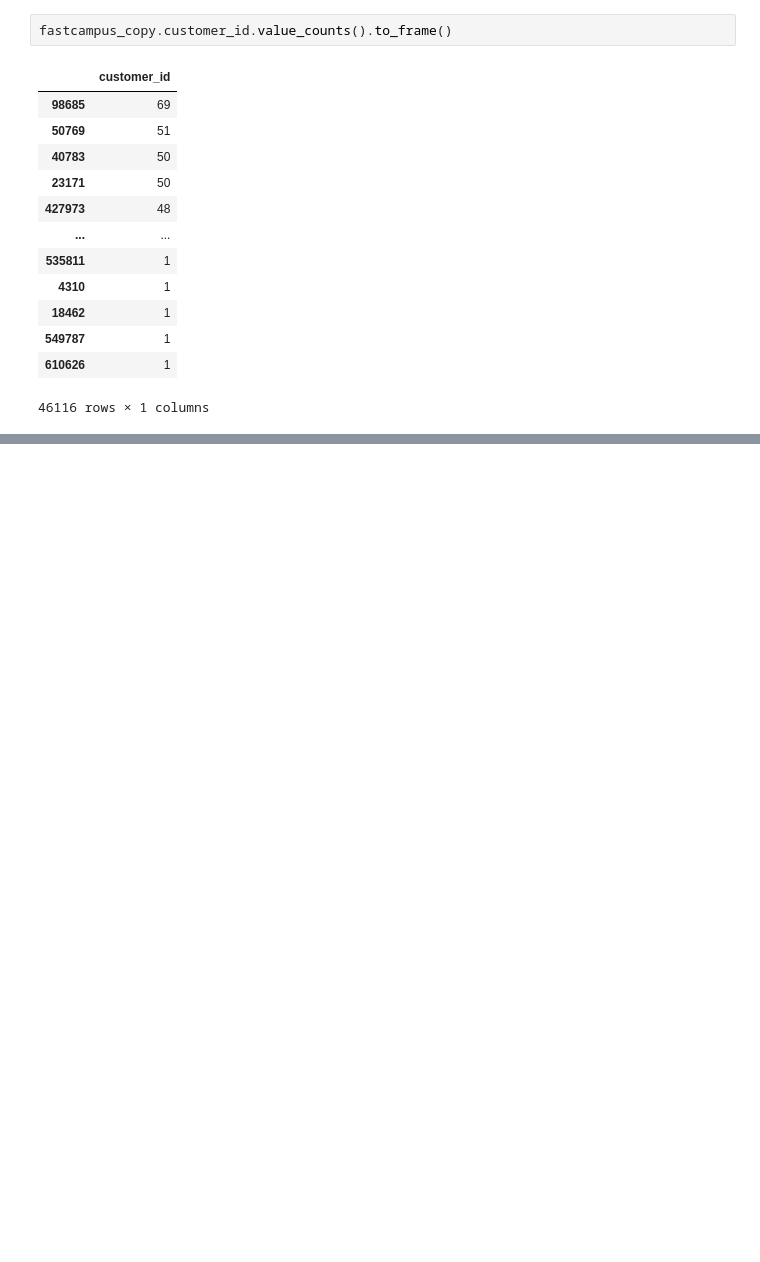
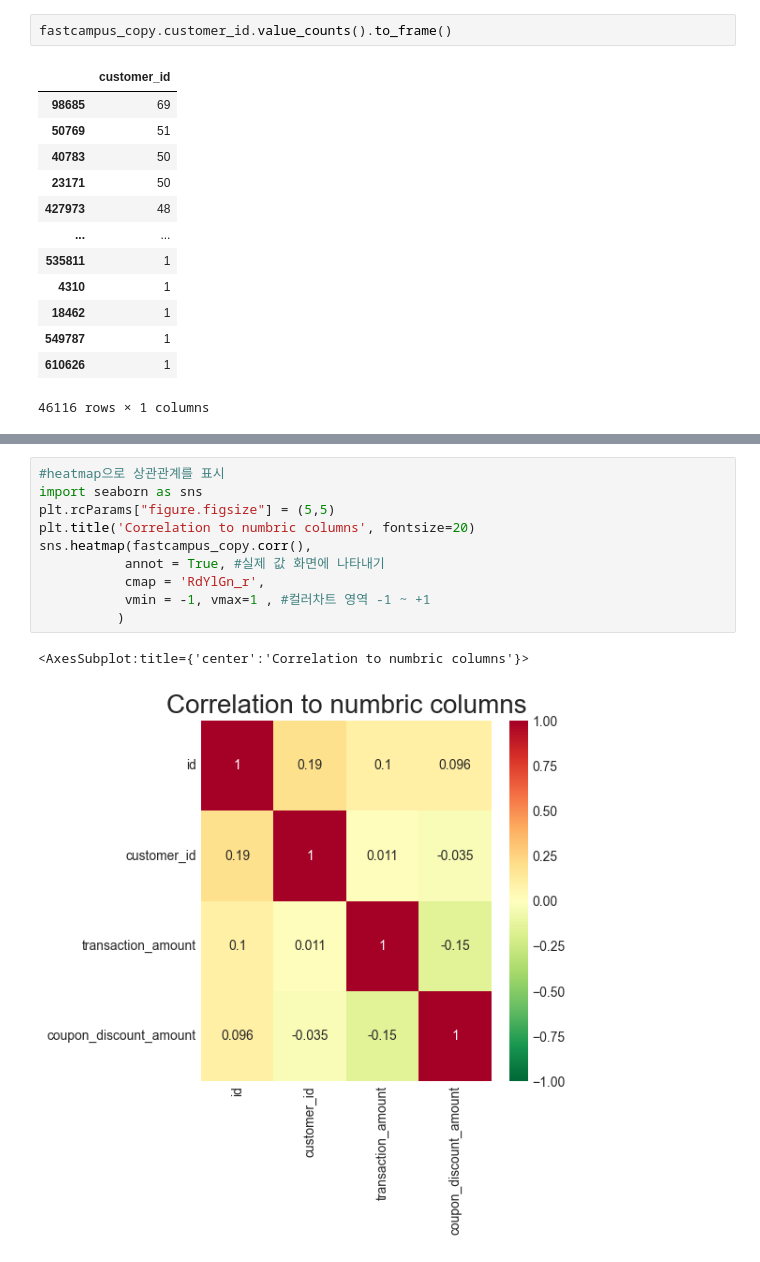
Before and after one commit to jaeseung11/Fastcampus-EDA, a Jupyter notebook: Fastcampus_EDA_project_2.ipynb, the cells around one changed output, grey strips where cells are left out. Saved outputs shown, nothing was run; the diff lists cells and outputs as text; blank space fills up the shorter version.

```diff
--- a/Fastcampus_EDA_project_2.ipynb
+++ b/Fastcampus_EDA_project_2.ipynb
@@ -514,0 +485,13 @@ fastcampus_copy.customer_id.value_counts().to_frame()
+# %%
+#heatmap으로 상관관계를 표시
+import seaborn as sns
+plt.rcParams["figure.figsize"] = (5,5)
+plt.title('Correlation to numbric columns', fontsize=20)
+sns.heatmap(fastcampus_copy.corr(),
+           annot = True, #실제 값 화면에 나타내기
+           cmap = 'RdYlGn_r',
+           vmin = -1, vmax=1 , #컬러차트 영역 -1 ~ +1
+          )
+# %% [output]
+<AxesSubplot:title={'center':'Correlation to numbric columns'}>
+[figure, added]
```
Also changed, not shown: parts of 10 cells of this notebook.
